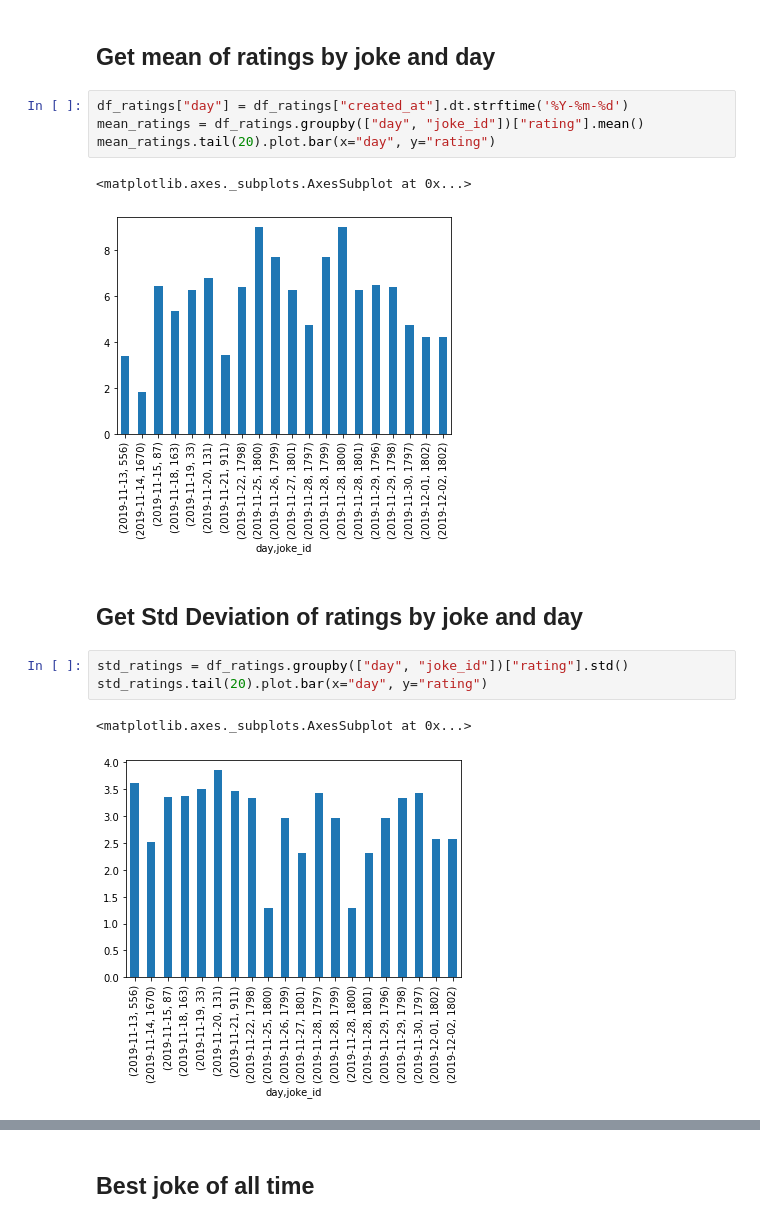
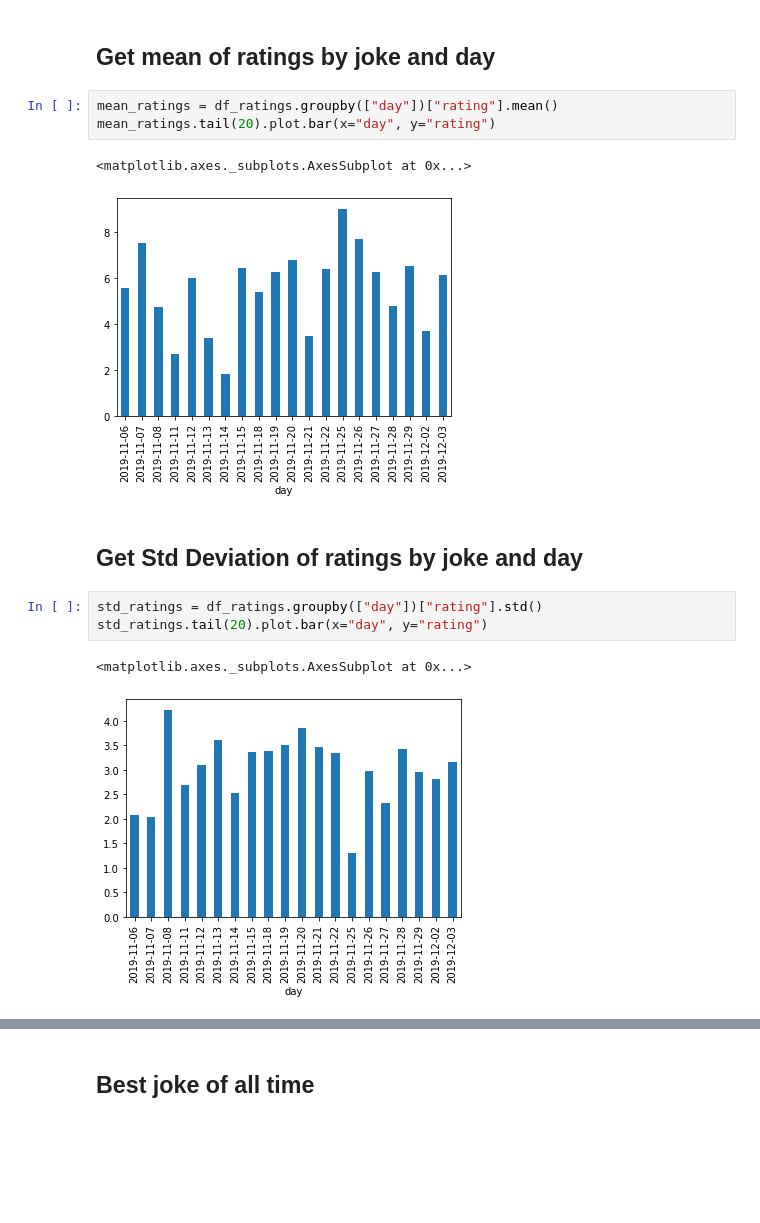
Before and after one commit to watxaut-alpha/joke-app, a Jupyter notebook: notebooks/analysis_mail_users.ipynb, the cells around one changed output, grey strips where cells are left out. Cells and saved outputs as stored; diff of their text form; blank space fills up the shorter version.

Commit message:
changed to rating to 10 numbers and notebook

```diff
--- a/notebooks/analysis_mail_users.ipynb
+++ b/notebooks/analysis_mail_users.ipynb
@@ -144,18 +146,17 @@ df_ratings.tail(15)
 # %% [markdown]
 ## Get mean of ratings by joke and day
 # %%
-df_ratings["day"] = df_ratings["created_at"].dt.strftime('%Y-%m-%d')
-mean_ratings = df_ratings.groupby(["day", "joke_id"])["rating"].mean()
+mean_ratings = df_ratings.groupby(["day"])["rating"].mean()
 mean_ratings.tail(20).plot.bar(x="day", y="rating")
 # %% [output]
 <matplotlib.axes._subplots.AxesSubplot at 0x...>
-[figure, old version]
+[figure, new version]
 # %% [markdown]
 ## Get Std Deviation of ratings by joke and day
 # %%
-std_ratings = df_ratings.groupby(["day", "joke_id"])["rating"].std()
+std_ratings = df_ratings.groupby(["day"])["rating"].std()
 std_ratings.tail(20).plot.bar(x="day", y="rating")
 # %% [output]
 <matplotlib.axes._subplots.AxesSubplot at 0x...>
-[figure, old version]
+[figure, new version]
 # %%
```
Also changed, not shown: parts of 9 cells of this notebook, 1 other file.
